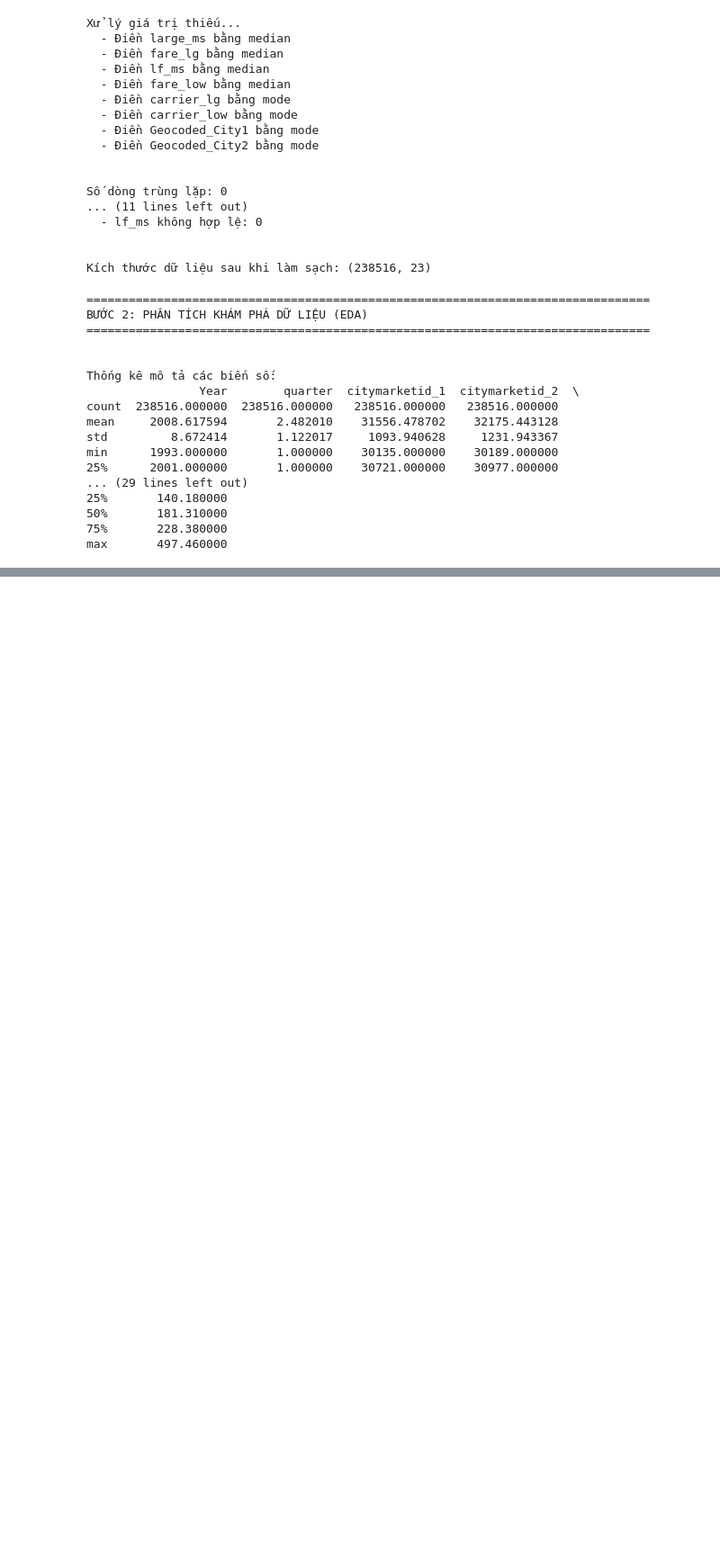
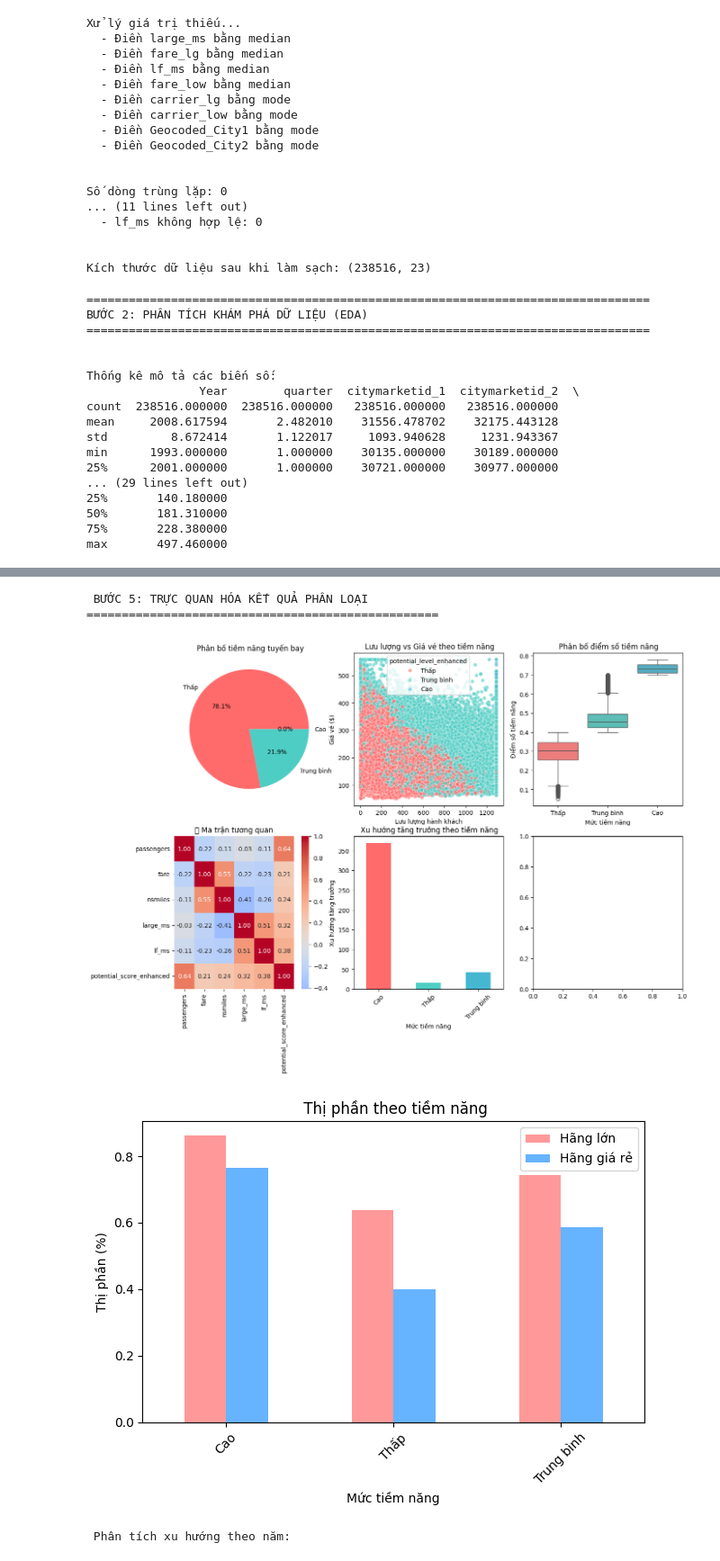
Before and after one commit to duonghieu7104/Trend-Analysis-Aviation-Industry-US, a Jupyter notebook: notebook/flight_route_classification.ipynb, the cells around one changed output, grey strips where cells are left out. Shown: that part at 90% size. Cells and saved outputs as stored; diff of their text form; code cells hidden in the pictures; blank space fills up the shorter version.

```diff
--- a/notebook/flight_route_classification.ipynb
+++ b/notebook/flight_route_classification.ipynb
@@ -699,9 +594,8 @@ for idx, row in top_potential.iterrows():
 # %%
-# ==========================
 # BƯỚC 5: TRỰC QUAN HÓA KẾT QUẢ PHÂN LOẠI
-# ==========================
 
-print("\n🎯 BƯỚC 5: TRỰC QUAN HÓA KẾT QUẢ PHÂN LOẠI")
+
+print("\n BƯỚC 5: TRỰC QUAN HÓA KẾT QUẢ PHÂN LOẠI")
 print("="*50)
 
 # 1. Biểu đồ phân bố tiềm năng
@@ -712,13 +606,13 @@ plt.subplot(2, 3, 1)
 potential_counts = df_potential['potential_level_enhanced'].value_counts()
 colors = ['#ff6b6b', '#4ecdc4', '#45b7d1']
 plt.pie(potential_counts.values, labels=potential_counts.index, autopct='%1.1f%%', colors=colors)
-plt.title('📊 Phân bố tiềm năng tuyến bay')
+plt.title(' Phân bố tiềm năng tuyến bay')
 
 # Subplot 2: Scatter plot passengers vs fare
 plt.subplot(2, 3, 2)
 sns.scatterplot(data=df_potential, x='passengers', y='fare', hue='potential_level_enhanced',
                 palette=['#ff6b6b', '#4ecdc4', '#45b7d1'], alpha=0.6)
-plt.title('✈️ Lưu lượng vs Giá vé theo tiềm năng')
+plt.title(' Lưu lượng vs Giá vé theo tiềm năng')
 plt.xlabel('Lưu lượng hành khách')
 plt.ylabel('Giá vé ($)')
 
@@ -726,7 +620,7 @@ plt.ylabel('Giá vé ($)')
 plt.subplot(2, 3, 3)
 sns.boxplot(data=df_potential, x='potential_level_enhanced', y='potential_score_enhanced',
             palette=['#ff6b6b', '#4ecdc4', '#45b7d1'])
-plt.title('📈 Phân bố điểm số tiềm năng')
+plt.title(' Phân bố điểm số tiềm năng')
 plt.xlabel('Mức tiềm năng')
 plt.ylabel('Điểm số tiềm năng')
 
@@ -741,38 +635,44 @@ plt.title('🔥 Ma trận tương quan')
 plt.subplot(2, 3, 5)
 growth_by_potential = df_potential.groupby('potential_level_enhanced')['growth_trend'].mean()
 growth_by_potential.plot(kind='bar', color=['#ff6b6b', '#4ecdc4', '#45b7d1'])
-plt.title('📈 Xu hướng tăng trưởng theo tiềm năng')
+plt.title(' Xu hướng tăng trưởng theo tiềm năng')
 plt.xlabel('Mức tiềm năng')
 plt.ylabel('Xu hướng tăng trưởng')
 plt.xticks(rotation=45)
 
 # Subplot 6: Market share analysis
 plt.subplot(2, 3, 6)
 market_share_data = df_potential.groupby('potential_level_enhanced')[['large_ms', 'lf_ms']].mean()
 market_share_data.plot(kind='bar', color=['#ff9999', '#66b3ff'])
-plt.title('🏢 Thị phần theo tiềm năng')
+plt.title(' Thị phần theo tiềm năng')
 plt.xlabel('Mức tiềm năng')
 plt.ylabel('Thị phần (%)')
 plt.legend(['Hãng lớn', 'Hãng giá rẻ'])
 plt.xticks(rotation=45)
 
 plt.tight_layout()
 plt.show()
 
 # 2. Phân tích theo năm
-print("\n📅 Phân tích xu hướng theo năm:")
+print("\n Phân tích xu hướng theo năm:")
 yearly_analysis = df_potential.groupby(['Year', 'potential_level_enhanced']).size().unstack(fill_value=0)
 yearly_analysis_pct = yearly_analysis.div(yearly_analysis.sum(axis=1), axis=0) * 100
 
 plt.figure(figsize=(12, 6))
 for level in ['Cao', 'Trung bình', 'Thấp']:
     if level in yearly_analysis_pct.columns:
         plt.plot(yearly_analysis_pct.index, yearly_analysis_pct[level], marker='o', label=f'Tiềm năng {level}')
 
-plt.title('📈 Xu hướng phân bố tiềm năng theo năm')
+plt.title(' Xu hướng phân bố tiềm năng theo năm')
 plt.xlabel('Năm')
 plt.ylabel('Tỷ lệ phần trăm (%)')
 plt.legend()
 plt.grid(True, alpha=0.3)
 plt.tight_layout()
 plt.show()
+# %% [output]
+ BƯỚC 5: TRỰC QUAN HÓA KẾT QUẢ PHÂN LOẠI
+==================================================
+[figure, added]
+[figure, added]
+ Phân tích xu hướng theo năm:
```
Also changed, not shown: parts of 11 cells of this notebook.
